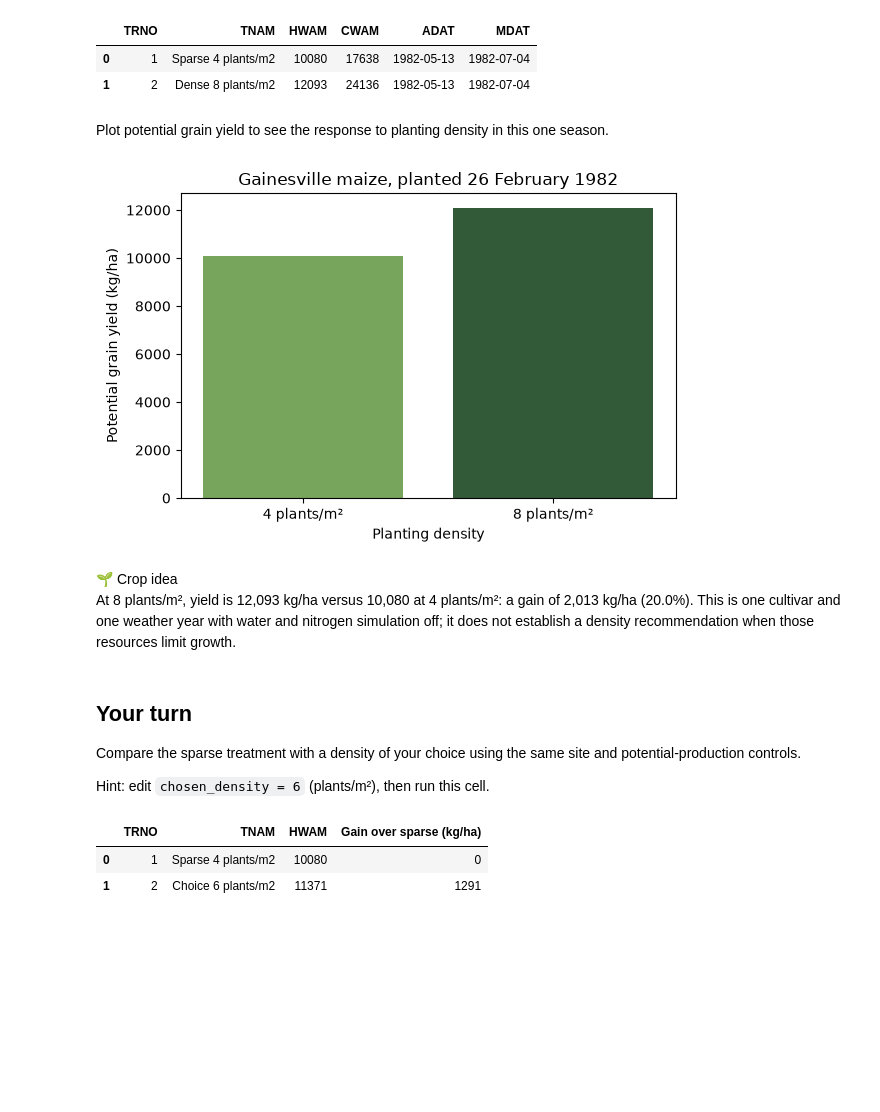
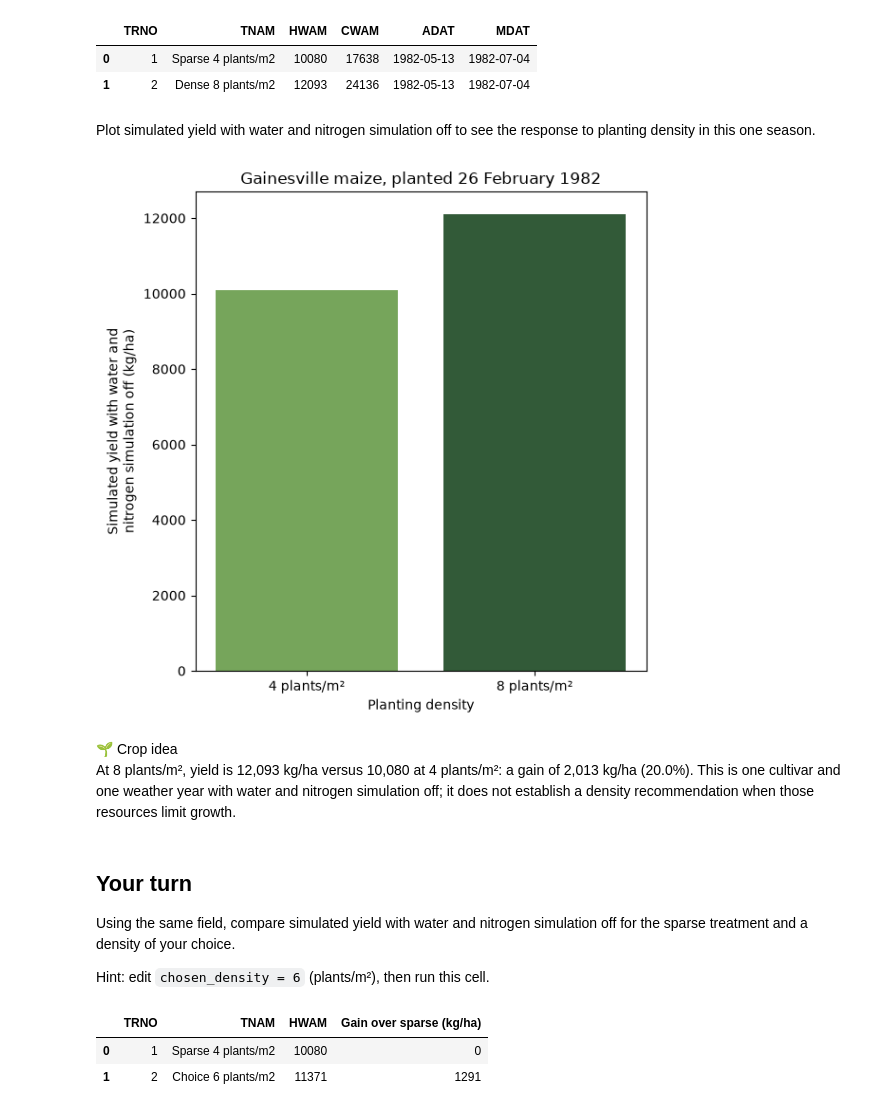
Before and after one commit to AbdelrahmanAmr3/dssatlab, a Jupyter notebook: course/06_experiment_from_scratch/lesson.ipynb, the cells around one changed output. Saved outputs shown, nothing was run; the diff lists cells and outputs as text; code cells hidden in the pictures; blank space fills up the shorter version.

```diff
--- a/course/06_experiment_from_scratch/lesson.ipynb
+++ b/course/06_experiment_from_scratch/lesson.ipynb
@@ -189,18 +191,18 @@ comparison[["TRNO", "TNAM", "HWAM", "CWAM", "ADAT", "MDAT"]]
 | 0 | 1 | Sparse 4 plants/m2 | 10080 | 17638 | 1982-05-13 | 1982-07-04 |
 | 1 | 2 | Dense 8 plants/m2 | 12093 | 24136 | 1982-05-13 | 1982-07-04 |
 # %% [markdown]
-Plot potential grain yield to see the response to planting density in this one season.
+Plot simulated yield with water and nitrogen simulation off to see the response to planting density in this one season.
 # %%
 # Plot the two treatment yields with agronomic units.
-fig, ax = plt.subplots(figsize=(6, 4))
+fig, ax = plt.subplots(figsize=(6, 6))
 ax.bar(["4 plants/m²", "8 plants/m²"], comparison["HWAM"], color=["#76a55b", "#325a38"])
 ax.set_xlabel("Planting density")
-ax.set_ylabel("Potential grain yield (kg/ha)")
+ax.set_ylabel("Simulated yield with water and\nnitrogen simulation off (kg/ha)")
 ax.set_title("Gainesville maize, planted 26 February 1982")
 fig.tight_layout()
 plt.show()
 # %% [output]
-[figure, old version]
+[figure, new version]
 # %% [markdown]
 🌱 Crop idea
 At 8 plants/m², yield is 12,093 kg/ha versus 10,080 at 4 plants/m²: a gain of 2,013 kg/ha (20.0%).
@@ -208,7 +210,7 @@ This is one cultivar and one weather year with water and nitrogen simulation off
 # %% [markdown]
 ## Your turn
 
-Compare the sparse treatment with a density of your choice using the same site and potential-production controls.
+Using the same field, compare simulated yield with water and nitrogen simulation off for the sparse treatment and a density of your choice.
 
 Hint: edit `chosen_density = 6` (plants/m²), then run this cell.
 # %%
```
Also changed, not shown: parts of 8 cells of this notebook, 2 other files.
